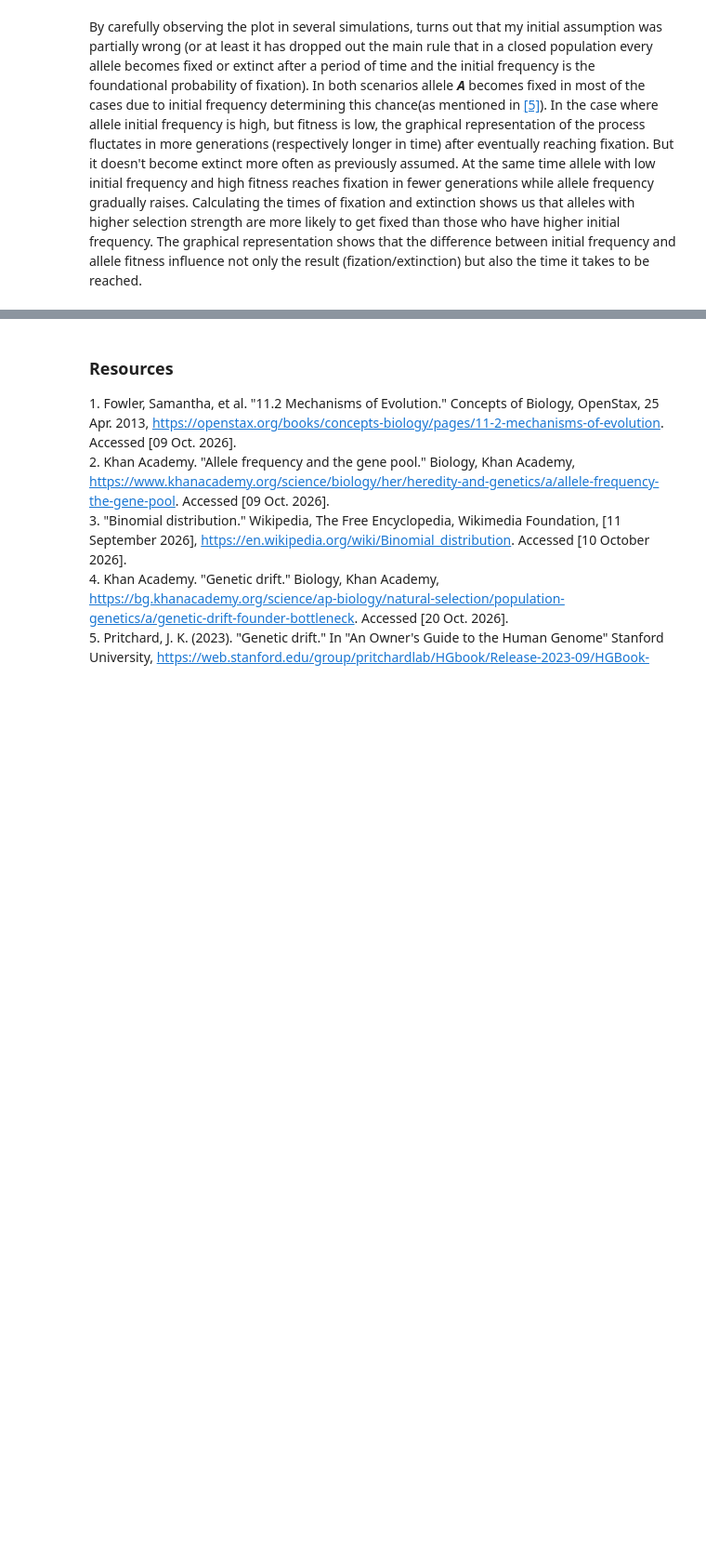
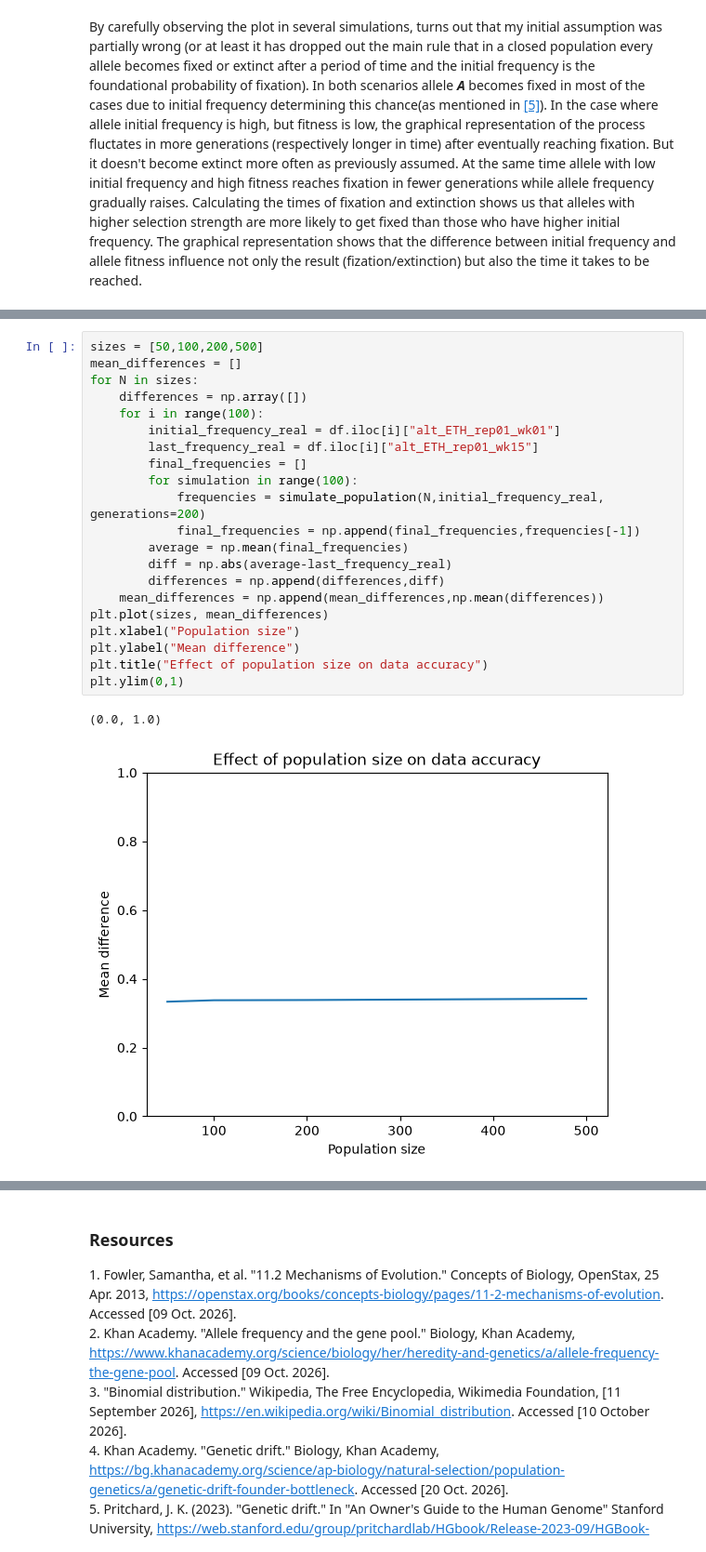
Before and after one commit to Tianna21/MathGene, a Jupyter notebook: MathGene.ipynb, the cells around one changed output, grey strips where cells are left out. Shown at 93% size. Cells and saved outputs as stored; diff of their text form; blank space fills up the shorter version.

```diff
--- a/MathGene.ipynb
+++ b/MathGene.ipynb
@@ -383,0 +463,24 @@ By carefully observing the plot in several simulations, turns out that my initia
+# %%
+sizes = [50,100,200,500]
+mean_differences = []
+for N in sizes:
+    differences = np.array([])
+    for i in range(100):
+        initial_frequency_real = df.iloc[i]["alt_ETH_rep01_wk01"]
+        last_frequency_real = df.iloc[i]["alt_ETH_rep01_wk15"]
+        final_frequencies = []
+        for simulation in range(100):
+            frequencies = simulate_population(N,initial_frequency_real, generations=200)
+            final_frequencies = np.append(final_frequencies,frequencies[-1])
+        average = np.mean(final_frequencies)
+        diff = np.abs(average-last_frequency_real)
+        differences = np.append(differences,diff)
+    mean_differences = np.append(mean_differences,np.mean(differences))
+plt.plot(sizes, mean_differences)
+plt.xlabel("Population size")
+plt.ylabel("Mean difference")
+plt.title("Effect of population size on data accuracy")
+plt.ylim(0,1)
+# %% [output]
+(0.0, 1.0)
+[figure, added]
```
Also changed, not shown: parts of 27 cells of this notebook.
